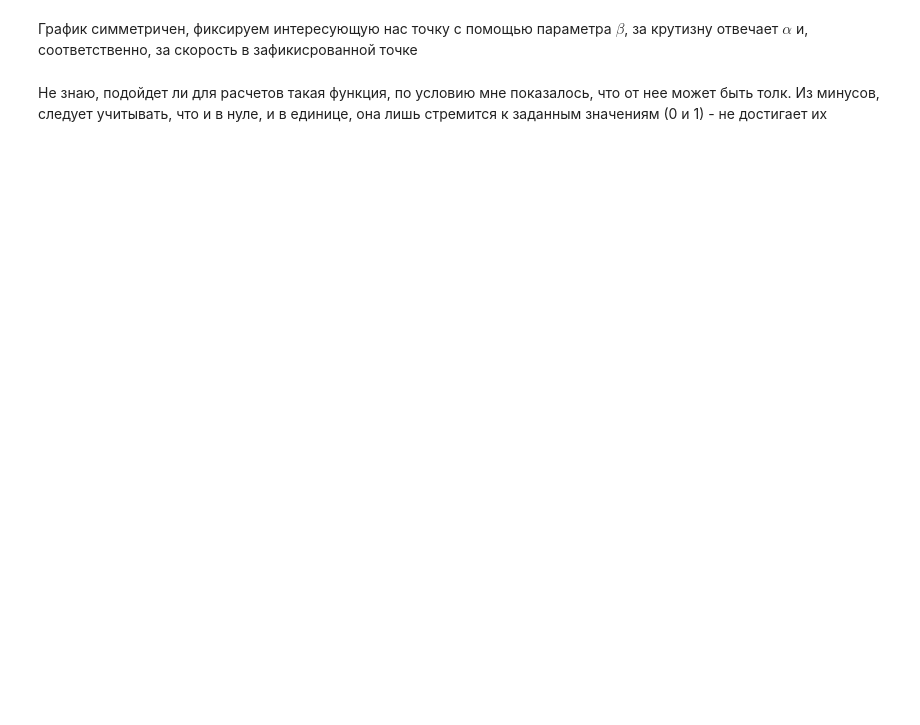
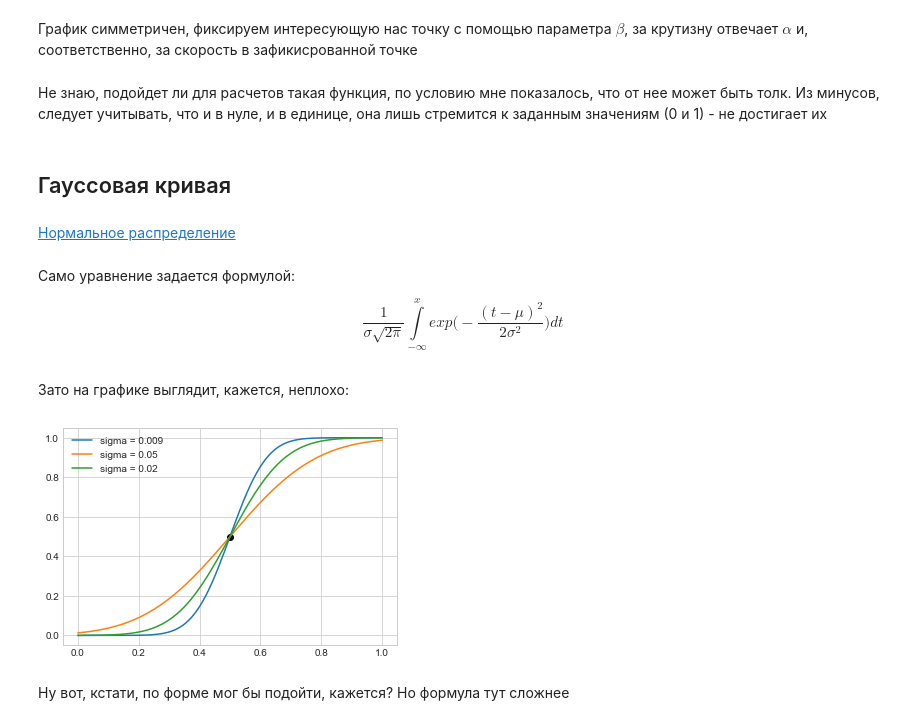
Before and after one commit to AlKul/Burnout_equation, a Jupyter notebook: Burnout.ipynb, the cells around one changed output. Saved outputs shown, nothing was run; the diff lists cells and outputs as text; code cells hidden in the pictures; blank space fills up the shorter version.

```diff
--- a/Burnout.ipynb
+++ b/Burnout.ipynb
@@ -107,3 +107,15 @@ plt.show()
 График симметричен, фиксируем интересующую нас точку с помощью параметра $\beta$, за крутизну отвечает $\alpha$  и, соответственно, за скорость в зафикисрованной точке
 # %% [markdown]
 Не знаю, подойдет ли для расчетов такая функция, по условию мне показалось, что от нее может быть толк. Из минусов, следует учитывать, что и в нуле, и в единице, она лишь стремится к заданным значениям (0 и 1) - не достигает их
+# %% [markdown]
+## Гауссовая кривая
+# %% [markdown]
+[Нормальное распределение](http://www.machinelearning.ru/wiki/index.php?title=Нормальное_распределение)
+# %% [markdown]
+Само уравнение задается формулой:
+
+$$
+\frac{1}{\sigma\sqrt{2\pi}}\int\limits_{-\infty}^{x}exp\bigg( -\frac{(t-\mu)^2}{2\sigma^2} \bigg) dt
+$$
+# %% [markdown]
+Зато на графике выглядит, кажется, неплохо:
@@ -109,0 +124,35 @@ plt.show()
+# %%
+def density(t, mu, sigma_sq):
+    return (np.exp(-(t - mu)**2/(2*sigma_sq)))
+
+def func_Gauss(list_of_x, mu, sigma_sq):
+    #func = lambda t: density(t, mu, sigma_sq)
+    res = []
+    for x in list_of_x:
+        res.append(1./( sigma_sq**(0.5) *(2*np.pi)**(0.5)) * integrate.quad(density, -np.inf, x, args =(mu, sigma_sq))[0] )
+    return res
+#    return (1./( 1.**(0.5) *(2*np.pi)**(0.5) * integrate.quad(density, -np.inf, x, args =(0, 1))[0]) )
+# %%
+ox = np.linspace(0., 1, 500)
+
+# Gauss
+
+oy = func_Gauss(ox, 0.5, 0.009)
+oy1 = func_Gauss(ox, 0.5, 0.05)
+oy2 = func_Gauss(ox, 0.5, 0.02)
+
+
+plt.plot(0.5, 0.5, marker = 'o', color = 'black')
+
+plt.plot(ox, oy, label = "sigma = 0.009")
+plt.plot(ox, oy1, label = "sigma = 0.05")
+plt.plot(ox, oy2, label = "sigma = 0.02")
+
+plt.plot()
+
+plt.legend()
+plt.show()
+# %% [output]
+[figure, added]
+# %% [markdown]
+Ну вот, кстати, по форме мог бы подойти, кажется? Но формула тут сложнее
```
Also changed, not shown: parts of 15 cells of this notebook.
